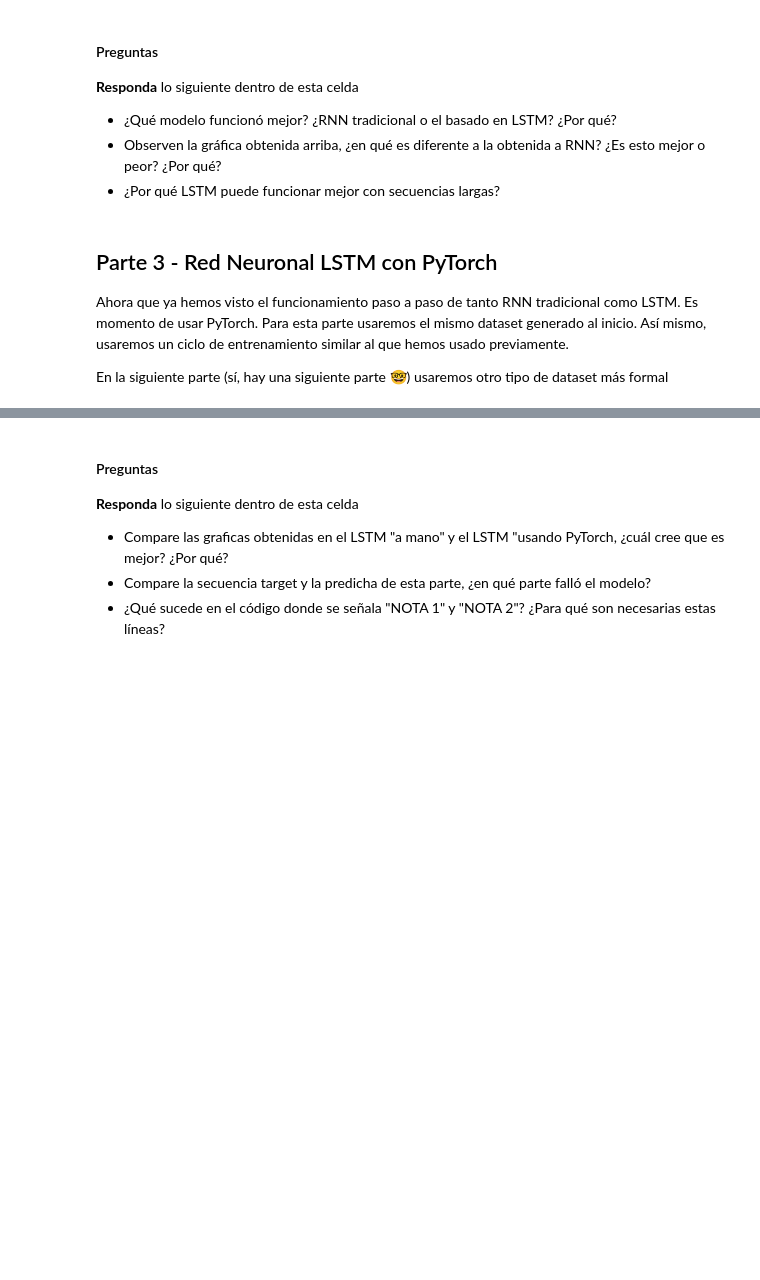
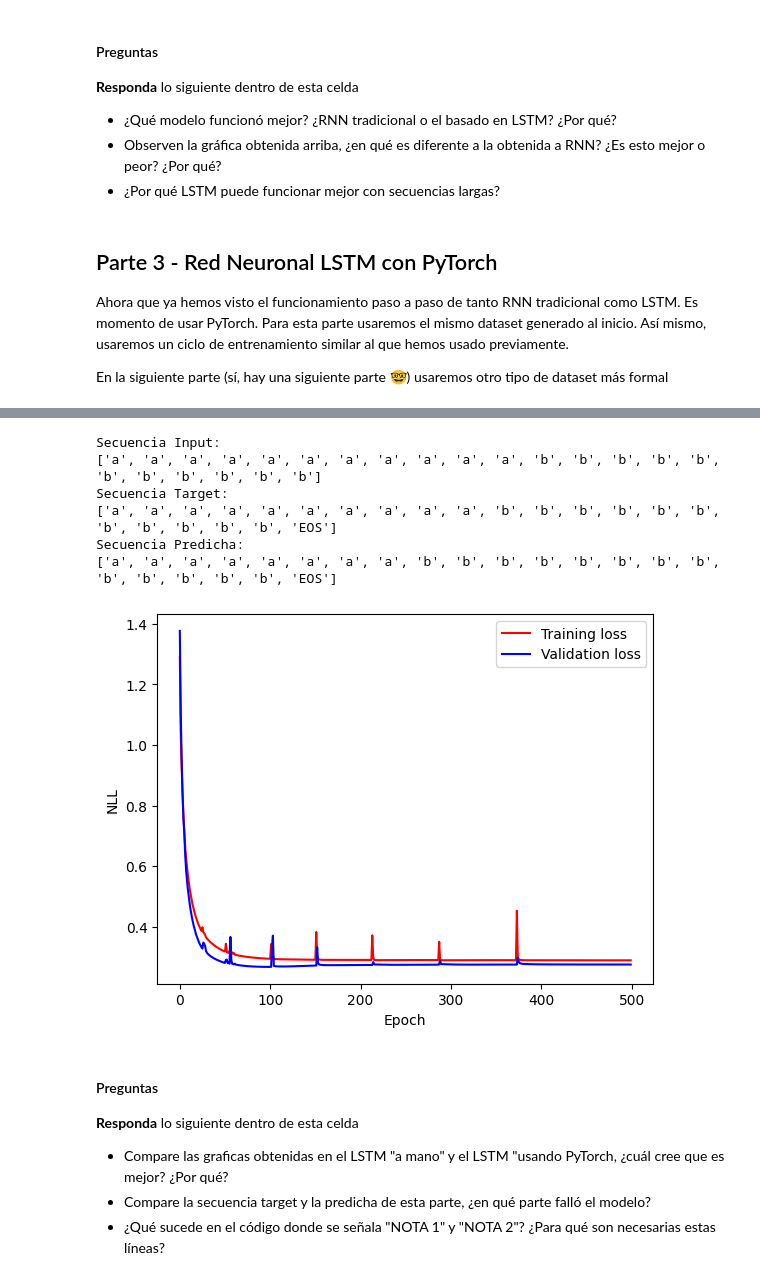
Before and after one commit to MelissaPerez09/Lab03-CC3092, a Jupyter notebook: lab3.ipynb, the cells around one changed output, grey strips where cells are left out. Saved outputs shown, nothing was run; the diff lists cells and outputs as text; code cells hidden in the pictures; blank space fills up the shorter version.

```diff
--- a/lab3.ipynb
+++ b/lab3.ipynb
@@ -1449,4 +1456,6 @@ print(net)
 # %%
+import torch.optim as optim
+
 # Hyper parametros
 num_epochs = 500
 
@@ -1454,10 +1463,8 @@ num_epochs = 500
 net = Net()
 
 # Aprox 2 lineas para definir la función de perdida y el optimizador
-# criterion = # Use CrossEntropy
-# optimizer = # Use Adam con lr=3e-4
-# YOUR CODE HERE
-raise NotImplementedError()
+criterion = nn.CrossEntropyLoss()
+optimizer = optim.Adam(net.parameters(), lr=3e-4)
 
 # Perdida
 training_loss, validation_loss = [], []
@@ -1487,15 +1494,10 @@ for i in range(num_epochs):
         targets_idx = torch.LongTensor(targets_idx)
 
         # Aprox 1 linea para el Forward
-        # outputs =
-        # YOUR CODE HERE
-        raise NotImplementedError()
+        outputs = net(inputs_one_hot)
 
         # Aprox 1 linea para calcular la perdida
-        # loss =
-        # Hint: Use el criterion definido arriba
-        # YOUR CODE HERE
-        raise NotImplementedError()
+        loss = criterion(outputs, targets_idx)
 
         # Actualizacion de la perdida
         epoch_validation_loss += loss.detach().numpy()
@@ -1518,22 +1520,15 @@ for i in range(num_epochs):
         targets_idx = torch.LongTensor(targets_idx)
 
         # Aprox 1 linea para el Forward
-        # outputs =
-        # YOUR CODE HERE
-        raise NotImplementedError()
+        outputs = net(inputs_one_hot)
 
         # Aprox 1 linea para calcular la perdida
-        # loss =
-        # Hint: Use el criterion definido arriba
-        # YOUR CODE HERE
-        raise NotImplementedError()
+        loss = criterion(outputs, targets_idx)
 
         # Aprox 3 lineas para definir el backward
-        # optimizer.
-        # loss.
-        # optimizer.
-        # YOUR CODE HERE
-        raise NotImplementedError()
+        optimizer.zero_grad()
+        loss.backward()
+        optimizer.step()
 
         # Actualizacion de la perdida
         epoch_training_loss += loss.detach().numpy()
@@ -1559,37 +1574,43 @@ inputs, targets = test_set[1]
 # One-hot encode el input y el target
 inputs_one_hot = one_hot_encode_sequence(inputs, vocab_size)
 targets_idx = [word_to_idx[word] for word in targets]
 
 # Convertir el input a un tensor
 inputs_one_hot = torch.Tensor(inputs_one_hot)
 inputs_one_hot = inputs_one_hot.permute(0, 2, 1)
 
 # Convertir el target a un tensor
 targets_idx = torch.LongTensor(targets_idx)
 
 
 # Aprox 1 linea para el Forward
-# outputs =
-# YOUR CODE HERE
-raise NotImplementedError()
+outputs = net(inputs_one_hot)
 
 print("Secuencia Input:")
 print(inputs)
 
 print("Secuencia Target:")
 print(targets)
 
 print("Secuencia Predicha:")
-print([idx_to_word[np.argmax(output)] for output in outputs])
+print([idx_to_word[np.argmax(output.detach().numpy())] for output in outputs])
 
 # Graficar la perdida en training y validacion
 epoch = np.arange(len(training_loss))
 plt.figure()
 plt.plot(epoch, training_loss, 'r', label='Training loss',)
 plt.plot(epoch, validation_loss, 'b', label='Validation loss')
 plt.legend()
 plt.xlabel('Epoch'), plt.ylabel('NLL')
 plt.show()
+# %% [output]
+Secuencia Input:
+['a', 'a', 'a', 'a', 'a', 'a', 'a', 'a', 'a', 'a', 'a', 'b', 'b', 'b', 'b', 'b', 'b', 'b', 'b', 'b', 'b', 'b']
+Secuencia Target:
+['a', 'a', 'a', 'a', 'a', 'a', 'a', 'a', 'a', 'a', 'b', 'b', 'b', 'b', 'b', 'b', 'b', 'b', 'b', 'b', 'b', 'EOS']
+Secuencia Predicha:
+['a', 'a', 'a', 'a', 'a', 'a', 'a', 'a', 'b', 'b', 'b', 'b', 'b', 'b', 'b', 'b', 'b', 'b', 'b', 'b', 'b', 'EOS']
+[figure, added]
 # %% [markdown]
 #### Preguntas
 
```
Also changed, not shown: parts of 3 cells of this notebook.
